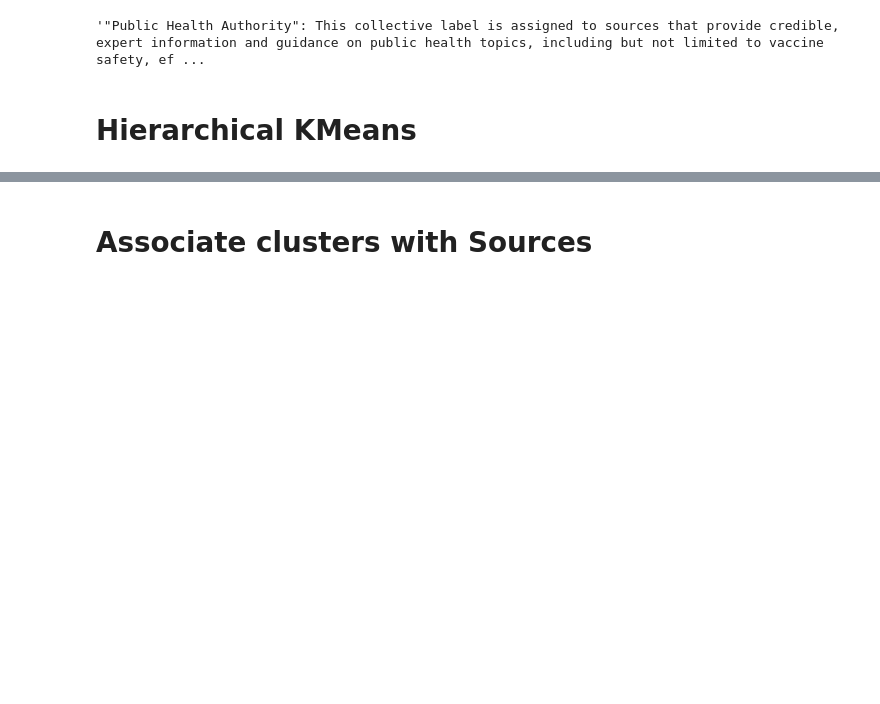
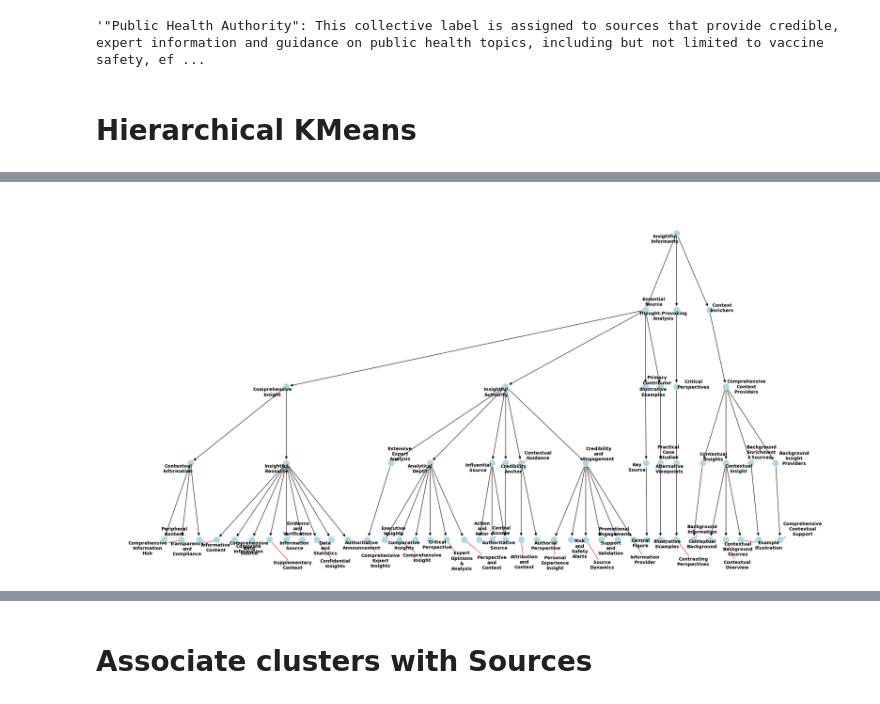
Before and after one commit to Yiqinh/conditional-information-retrieval, a Jupyter notebook: notebooks/2024-09-18__make-clusters.ipynb, the cells around one changed output, grey strips where cells are left out. Saved outputs shown, nothing was run; the diff lists cells and outputs as text; code cells hidden in the pictures; blank space fills up the shorter version.

```diff
--- a/notebooks/2024-09-18__make-clusters.ipynb
+++ b/notebooks/2024-09-18__make-clusters.ipynb
@@ -41 +56,9 @@ pd.Series(child_node_summaries).to_csv('cache/child-node-summaries.txt', index=F
+# %%
+import random
+from numpy.random import exponential
+from scipy.stats import expon
+
+source_df = pd.read_csv('../make_source_label_hierarchy/similarity_training_data/full-source-df-with-clusters.csv')
+cluster_centers = np.load('../make_source_label_hierarchy/models/kmeans-embs-output.txt')
+child_node_summaries = pd.read_csv('cache/child-node-summaries.txt')['0']
 # %%
@@ -173,0 +234,2 @@ ut.plot_hierarchical_tree(t, depth=3, figsize=(20, 15))
+# %%
+G = build_networkx_graph(t)
@@ -173,0 +238,7 @@ ut.plot_hierarchical_tree(t, depth=3, figsize=(20, 15))
+# %%
+# Specify the desired depth
+desired_depth = 4  # Change this to your desired depth
+# Compute the shortest path lengths from the root node to all other nodes
+depths = nx.single_source_shortest_path_length(G, f"{t['node']}-{0}")
+nodes_within_depth = [node for node, depth in depths.items() if depth <= desired_depth]
+G_sub = G.subgraph(nodes_within_depth)
@@ -174,3 +247,28 @@ ut.plot_hierarchical_tree(t, depth=3, figsize=(20, 15))
+# %%
+plt.figure(figsize=(30, 15))
+
+# Compute the positions for the nodes using hierarchy_pos
+pos = nx.drawing.nx_agraph.graphviz_layout(G_sub, prog="dot")
+
+nx.draw_networkx_edges(G_sub, pos, arrows=True, arrowstyle='-|>', arrowsize=12)
+nx.draw_networkx_nodes(G_sub, pos, node_size=200, node_color='lightblue', linewidths=0.25)
+
+# Prepare the texts for adjustment
+labels = nx.get_node_attributes(G_sub, 'description')
+texts = []
+for node, (x, y) in pos.items():
+    text = plt.text(x, y, re.split(r'-\d', labels[node])[0].replace(' ', '\n').replace('"', ''), fontsize=10, fontweight='bold', ha='center', va='center')
+    texts.append(text)
+
+# Adjust the texts to minimize overlaps
+adjust_text(texts, arrowprops=dict(arrowstyle='-', color='red', ))
+
+# Draw the tree
+# nx.draw(G_sub, pos, with_labels=True, node_size=70, node_color="skyblue", font_size=6)
+plt.axis('off')
+plt.show()
+# %% [output]
+[figure, added]
 # %%
 l = build_parent_lists()
 # %%
```
Also changed, not shown: parts of 28 cells of this notebook, 7 other files.
